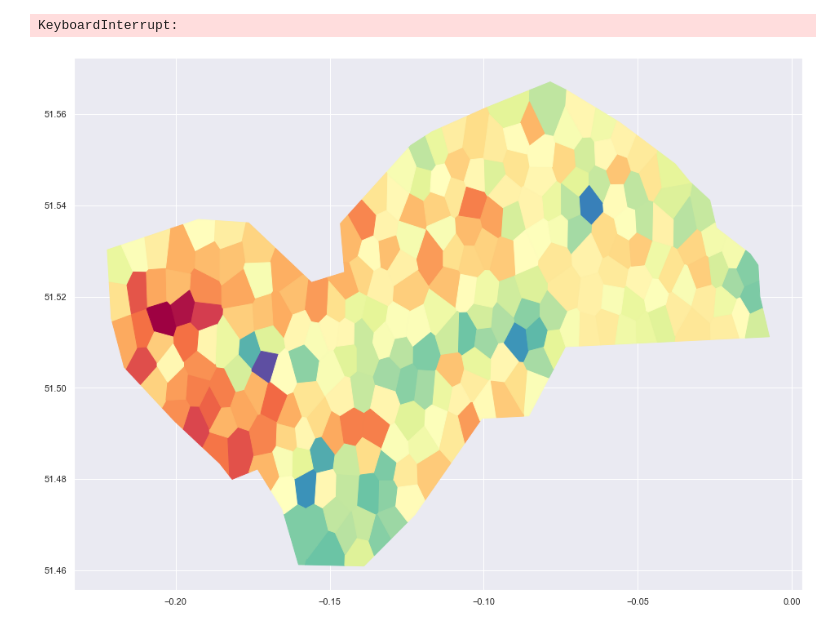
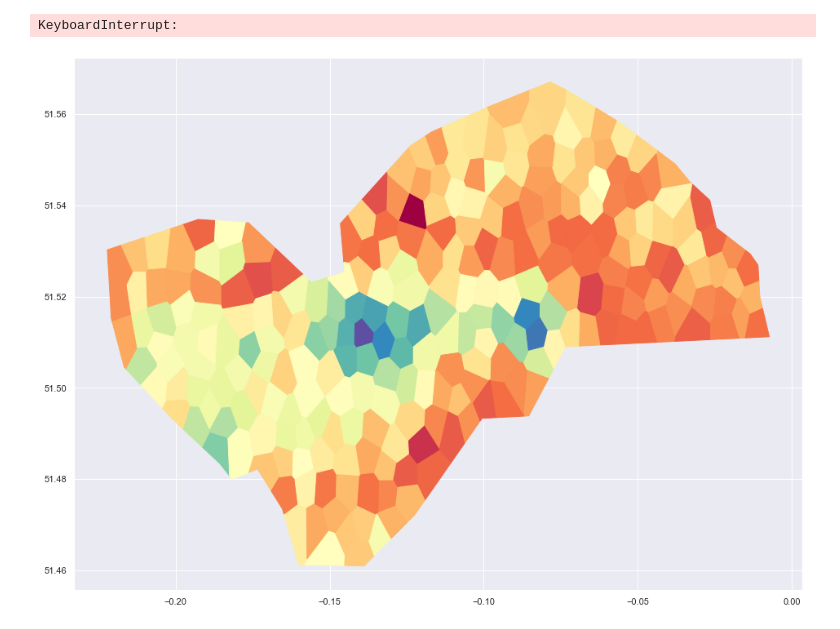
Before and after one commit to JLuij/CV-GeoGuessr, a Jupyter notebook: notebooks/Experiment.ipynb, the cells around one changed output. Cells and saved outputs as stored; diff of their text form; code cells hidden in the pictures.

```diff
--- a/notebooks/Experiment.ipynb
+++ b/notebooks/Experiment.ipynb
@@ -128,3 +155,7 @@ def setup_and_train():
         # Train the model
         resnet50 = train_model(resnet50, criterion, optimizer_ft, exp_lr_scheduler, data_loaders,
                        data_set_sizes, grid_partitioning, CHECKPOINT_FOLDER, device, num_epochs=config["epochs"])
+# %%
+config["lock_factor"] = 1
+
+setup_and_train()
@@ -130,0 +203,4 @@ def setup_and_train():
+# %%
+config["lock_factor"] = 0.5
+
+setup_and_train()
@@ -131,4 +228,4 @@ def setup_and_train():
 # %%
-config["lock_factor"] = 0.7
+config["lock_factor"] = 0
 
 setup_and_train()
@@ -240,6 +313,7 @@ resnet50 = load_model(resnet50, MODEL_TO_LOAD_PATH, config["lock_factor"], devic
 # resnet50 = train_model(resnet50, criterion, optimizer_ft, exp_lr_scheduler,
 #                        num_epochs=config["epochs"])
 # %%
-confusion_matrix = create_confusion_matrix(resnet50, grid_partitioning, data_loaders['val'], False, device)
-print(confusion_matrix.to('cpu'))
+confusion_matrix, samples = create_confusion_matrix(resnet50, grid_partitioning, data_loaders['val'], False, device)
+# print(confusion_matrix.to('cpu'))
+print(samples)
 # %% [output]
@@ -272,14 +352,14 @@ KeyboardInterrupt
 Error in callback <function flush_figures at 0x...> (for post_execute):
 KeyboardInterrupt:
 # %%
-i = 250
+i = 0
 p_min = torch.min(confusion_matrix[i, :])
 p_max = torch.max(confusion_matrix[i, :])
 pred_cell_i = 1 - (confusion_matrix[i, :] - p_min) / (p_max - p_min)
 plt.figure(figsize=(16,12))
 grid_partitioning.plot_prediction(pred_cell_i)
 # %% [output]
-[figure, old version]
+[figure, new version]
 # %%
 plt.figure(figsize=(16,12))
 grid_partitioning.plot_prediction([0.8 if x != i else 0 for x in range(252)])
```
Also changed, not shown: parts of 14 cells of this notebook, 2 other files.
